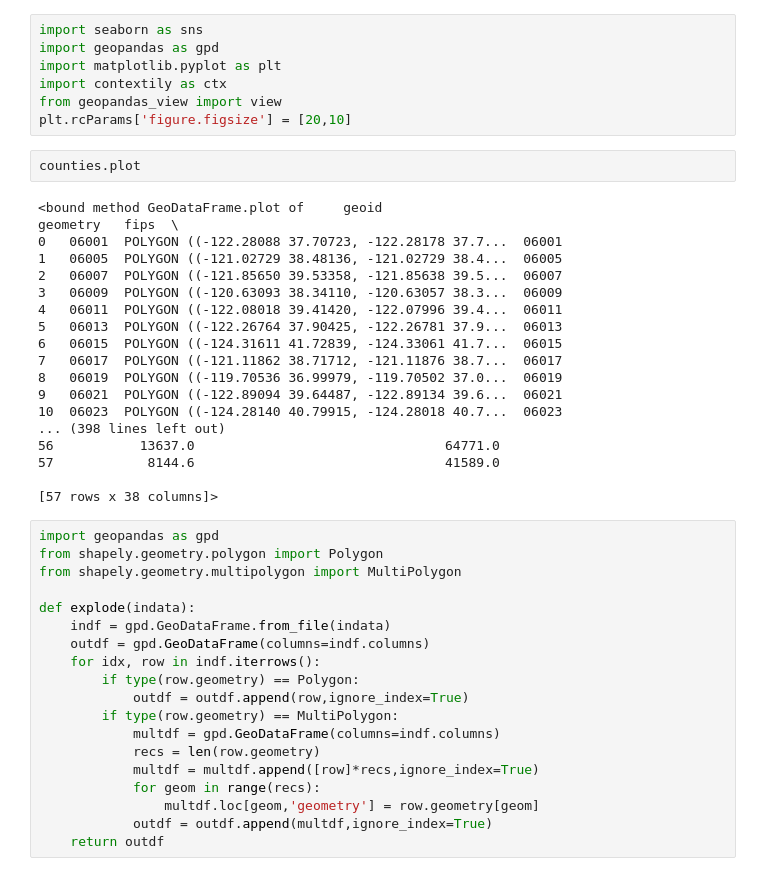
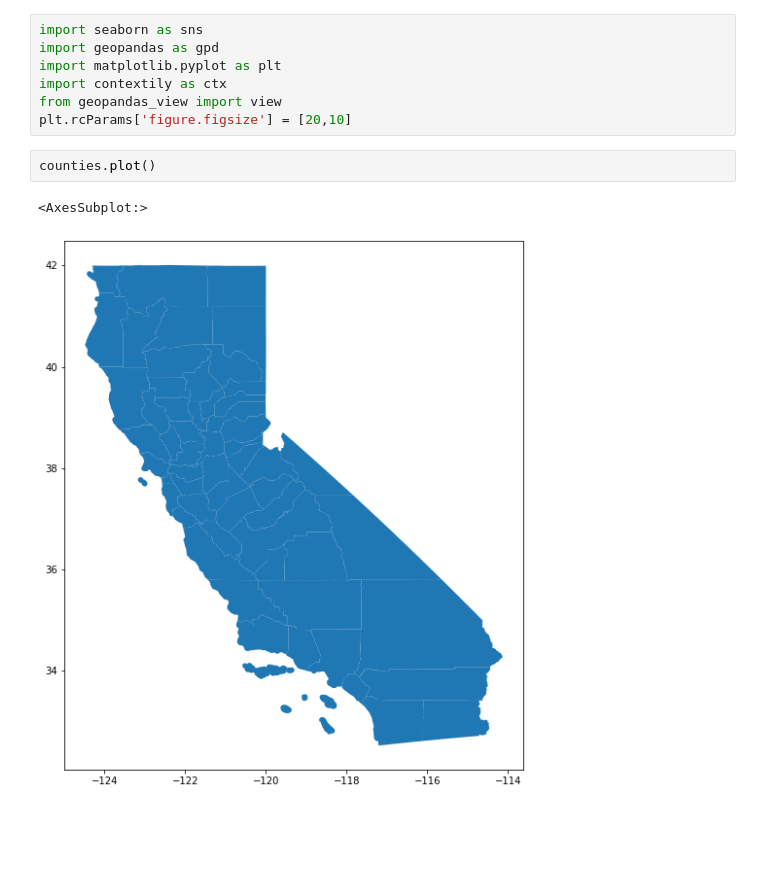
Before and after one commit to nnasr001/PBPL280S21Project1, a Jupyter notebook: SchoolCountyData.ipynb, the cells around one changed output. Cells and saved outputs as stored; diff of their text form; blank space fills up the shorter version.

```diff
--- a/SchoolCountyData.ipynb
+++ b/SchoolCountyData.ipynb
@@ -504,42 +503,8 @@ import contextily as ctx
 from geopandas_view import view
 plt.rcParams['figure.figsize'] = [20,10]
 # %%
-counties.plot
+counties.plot()
 # %% [output]
-<bound method GeoDataFrame.plot of     geoid                                           geometry   fips  \
-0   06001  POLYGON ((-122.28088 37.70723, -122.28178 37.7...  06001
-1   06005  POLYGON ((-121.02729 38.48136, -121.02729 38.4...  06005
-2   06007  POLYGON ((-121.85650 39.53358, -121.85638 39.5...  06007
-3   06009  POLYGON ((-120.63093 38.34110, -120.63057 38.3...  06009
-4   06011  POLYGON ((-122.08018 39.41420, -122.07996 39.4...  06011
-5   06013  POLYGON ((-122.26764 37.90425, -122.26781 37.9...  06013
-6   06015  POLYGON ((-124.31611 41.72839, -124.33061 41.7...  06015
-7   06017  POLYGON ((-121.11862 38.71712, -121.11876 38.7...  06017
-8   06019  POLYGON ((-119.70536 36.99979, -119.70502 37.0...  06019
-9   06021  POLYGON ((-122.89094 39.64487, -122.89134 39.6...  06021
-10  06023  POLYGON ((-124.28140 40.79915, -124.28018 40.7...  06023
-... (398 lines left out)
-56           13637.0                                64771.0
-57            8144.6                                41589.0
-
-[57 rows x 38 columns]>
+<AxesSubplot:>
+[figure, added]
-# %%
-import geopandas as gpd
-from shapely.geometry.polygon import Polygon
-from shapely.geometry.multipolygon import MultiPolygon
-
-def explode(indata):
-    indf = gpd.GeoDataFrame.from_file(indata)
-    outdf = gpd.GeoDataFrame(columns=indf.columns)
-    for idx, row in indf.iterrows():
-        if type(row.geometry) == Polygon:
-            outdf = outdf.append(row,ignore_index=True)
-        if type(row.geometry) == MultiPolygon:
-            multdf = gpd.GeoDataFrame(columns=indf.columns)
-            recs = len(row.geometry)
-            multdf = multdf.append([row]*recs,ignore_index=True)
-            for geom in range(recs):
-                multdf.loc[geom,'geometry'] = row.geometry[geom]
-            outdf = outdf.append(multdf,ignore_index=True)
-    return outdf
 # %%
```
Also changed, not shown: parts of 7 cells of this notebook, 1 other file.
